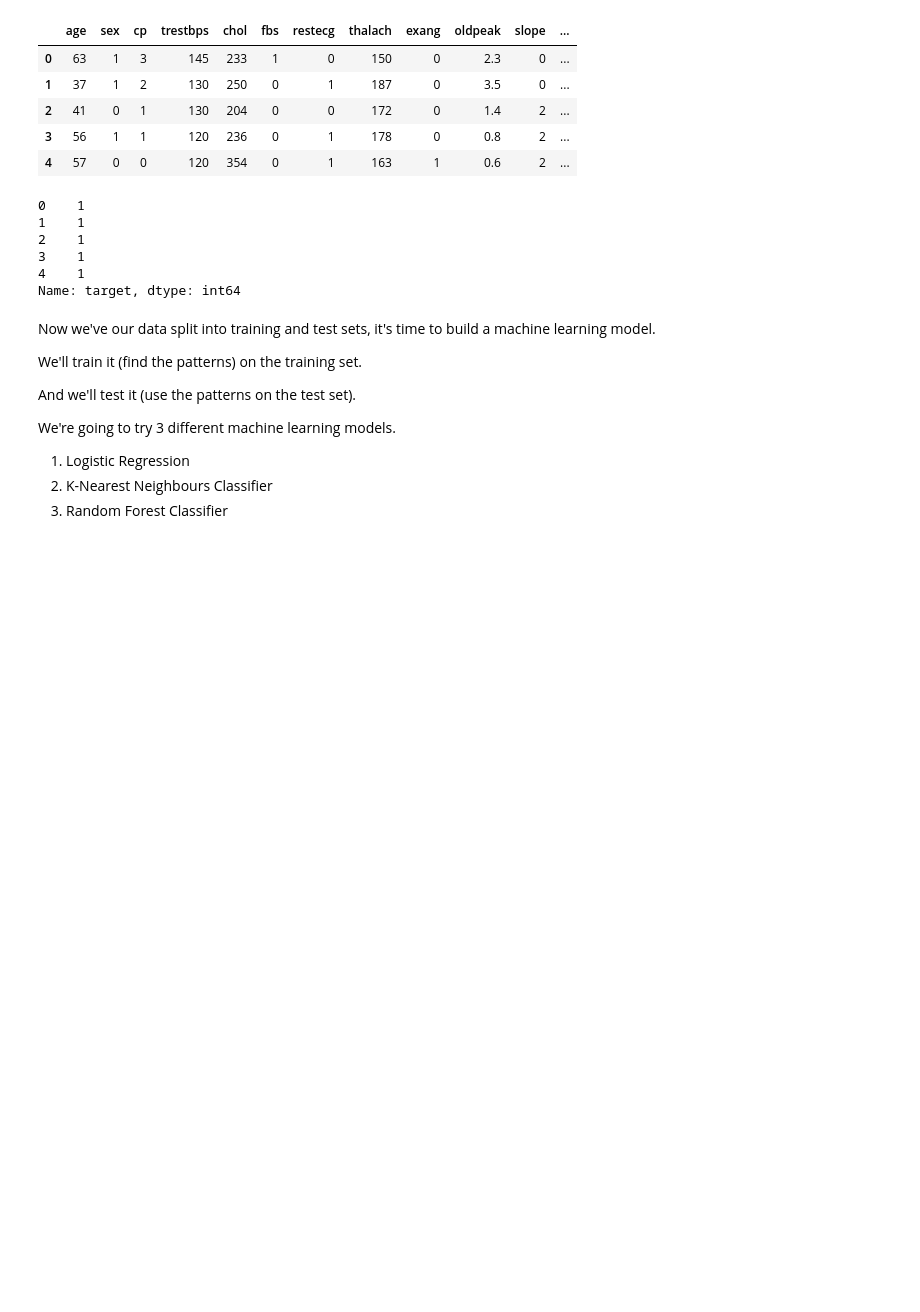
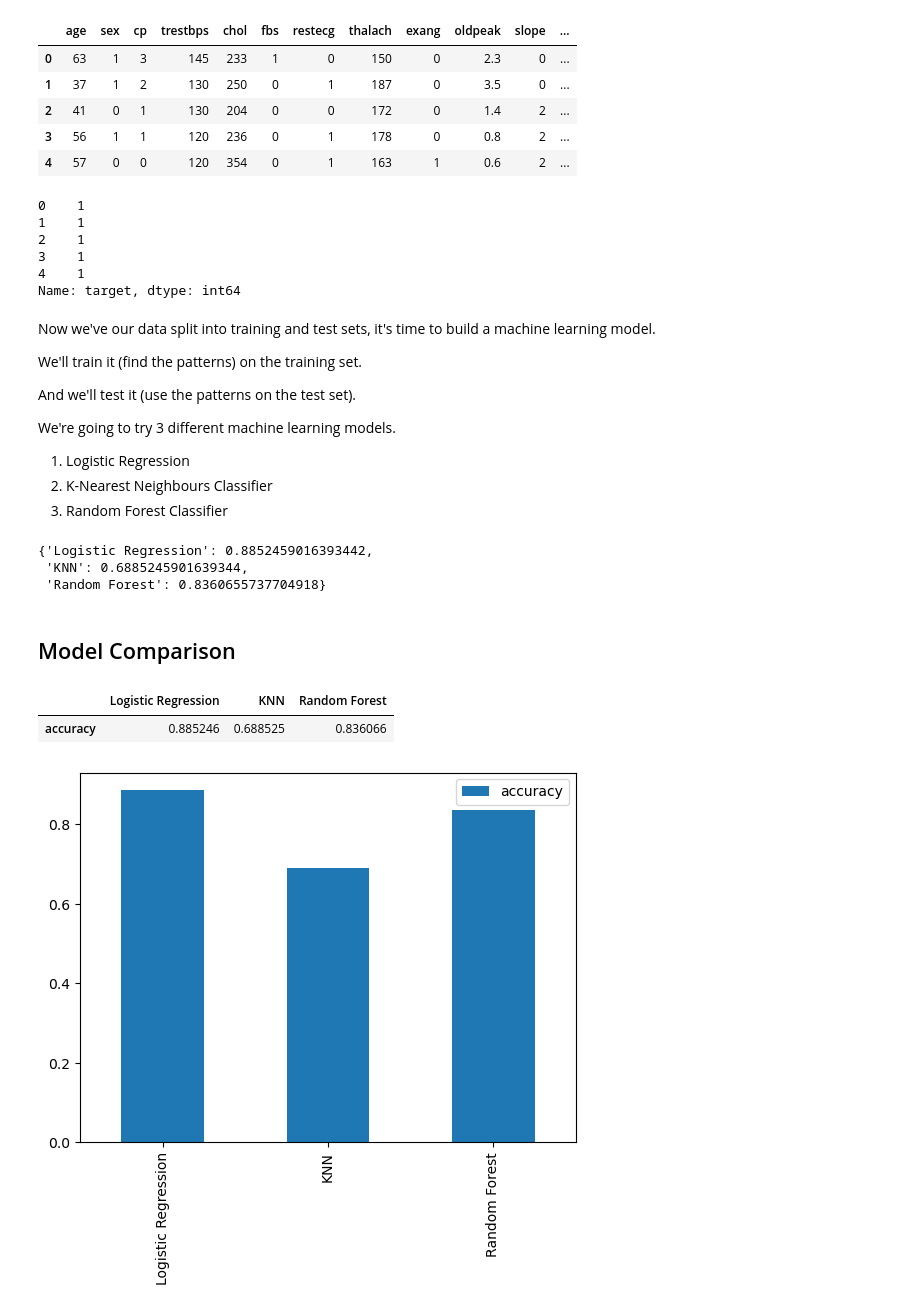
Before and after one commit to AlbertoRoGlez/Heart-disease-prediction, a Jupyter notebook: end-to-end-heart-disease-classification.ipynb, the cells around one changed output. Saved outputs shown, nothing was run; the diff lists cells and outputs as text; code cells hidden in the pictures; blank space fills up the shorter version.

Commit message:
Experimenting With Machine Learning Models

```diff
--- a/end-to-end-heart-disease-classification.ipynb
+++ b/end-to-end-heart-disease-classification.ipynb
@@ -345,7 +345,7 @@ We're going to try 3 different machine learning models.
 3. Random Forest Classifier
 # %%
 # Put models in a dictionary
-models = {"Logistic Regression": LogisticRegression(),
+models = {"Logistic Regression": LogisticRegression(max_iter=1000),
           "KNN": KNeighborsClassifier(),
           "Random Forest": RandomForestClassifier()}
 
@@ -369,4 +369,24 @@ def fit_and_score(models, X_train, X_test, y_train, y_test):
         model.fit(X_train, y_train)
         # Evaluate the model and append its score to model_scores
         model_scores[name] = model.score(X_test, y_test)
-        return model_scores
+    return model_scores
+# %%
+model_scores = fit_and_score(models=models, X_train=X_train, X_test=X_test, y_train=y_train, y_test=y_test)
+# %%
+model_scores
+# %% [output]
+{'Logistic Regression': 0.8852459016393442,
+ 'KNN': 0.6885245901639344,
+ 'Random Forest': 0.8360655737704918}
+# %% [markdown]
+## Model Comparison
+# %%
+model_compare = pd.DataFrame(model_scores, index=["accuracy"])
+model_compare
+# %% [output]
+|  | Logistic Regression | KNN | Random Forest |
+| accuracy | 0.885246 | 0.688525 | 0.836066 |
+# %%
+model_compare.T.plot.bar();
+# %% [output]
+[figure, added]
```
Also changed, not shown: parts of 1 cell of this notebook.
